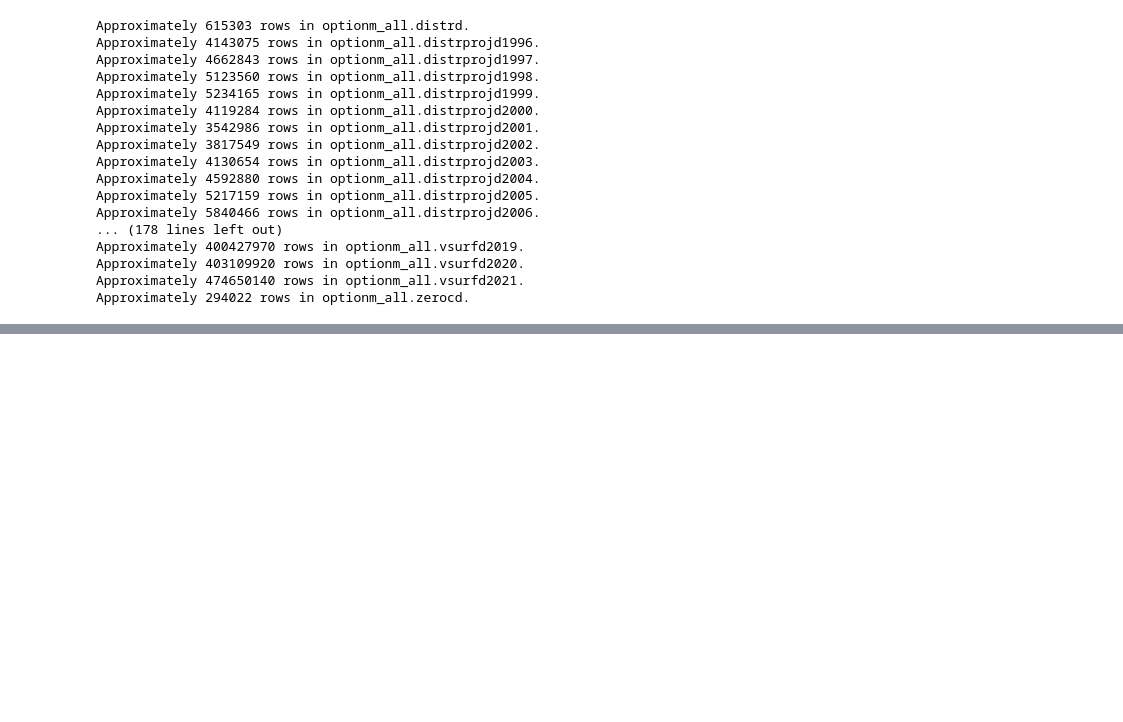
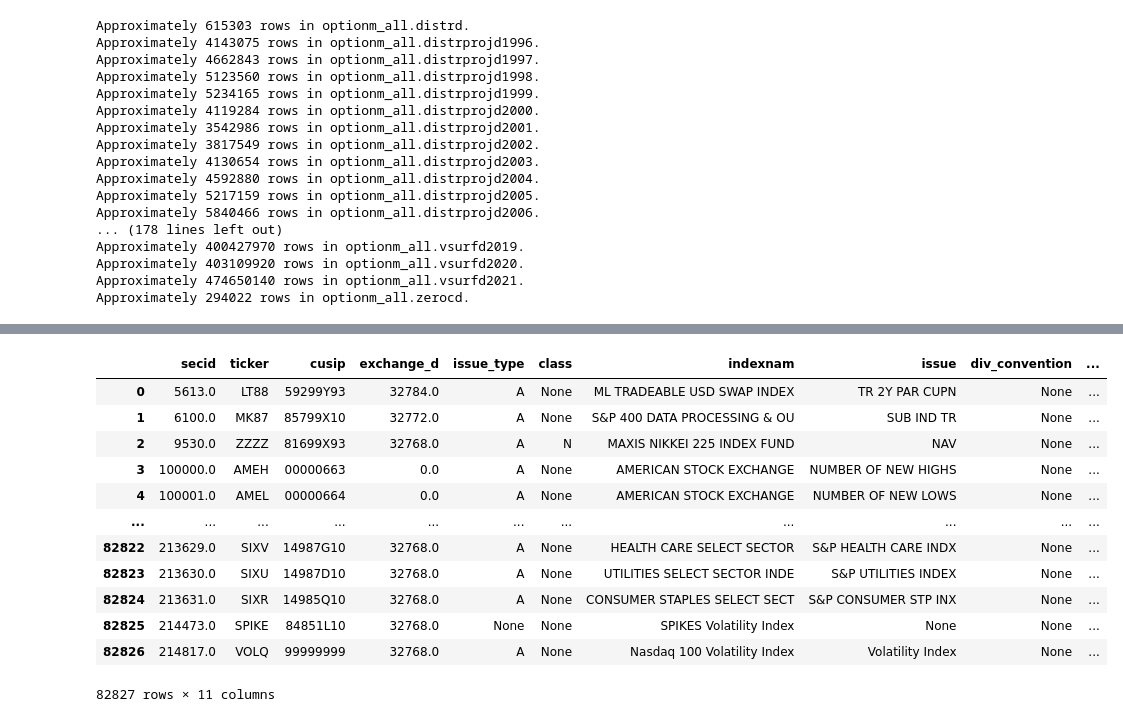
Before and after one commit to saagaa/ImpliedMoments, a Jupyter notebook: WRDS_test.ipynb, the cells around one changed output, grey strips where cells are left out. Drawn from its saved outputs; the diff is of its cells as text; code cells hidden in the pictures; blank space fills up the shorter version.

```diff
--- a/WRDS_test.ipynb
+++ b/WRDS_test.ipynb
@@ -179,0 +191,16 @@ Approximately 294022 rows in optionm_all.zerocd.
+# %%
+tickers
+# %% [output]
+|  | secid | ticker | cusip | exchange_d | issue_type | class | indexnam | issue | div_convention | ... |
+| 0 | 5613.0 | LT88 | 59299Y93 | 32784.0 | A | None | ML TRADEABLE USD SWAP INDEX | TR 2Y PAR CUPN | None | ... |
+| 1 | 6100.0 | MK87 | 85799X10 | 32772.0 | A | None | S&P 400 DATA PROCESSING & OU | SUB IND TR | None | ... |
+| 2 | 9530.0 | ZZZZ | 81699X93 | 32768.0 | A | N | MAXIS NIKKEI 225 INDEX FUND | NAV | None | ... |
+| 3 | 100000.0 | AMEH | 00000663 | 0.0 | A | None | AMERICAN STOCK EXCHANGE | NUMBER OF NEW HIGHS | None | ... |
+| 4 | 100001.0 | AMEL | 00000664 | 0.0 | A | None | AMERICAN STOCK EXCHANGE | NUMBER OF NEW LOWS | None | ... |
+| ... | ... | ... | ... | ... | ... | ... | ... | ... | ... | ... |
+| 82822 | 213629.0 | SIXV | 14987G10 | 32768.0 | A | None | HEALTH CARE SELECT SECTOR | S&P HEALTH CARE INDX | None | ... |
+| 82823 | 213630.0 | SIXU | 14987D10 | 32768.0 | A | None | UTILITIES SELECT SECTOR INDE | S&P UTILITIES INDEX | None | ... |
+| 82824 | 213631.0 | SIXR | 14985Q10 | 32768.0 | A | None | CONSUMER STAPLES SELECT SECT | S&P CONSUMER STP INX | None | ... |
+| 82825 | 214473.0 | SPIKE | 84851L10 | 32768.0 | None | None | SPIKES Volatility Index | None | None | ... |
+| 82826 | 214817.0 | VOLQ | 99999999 | 32768.0 | A | None | Nasdaq 100 Volatility Index | Volatility Index | None | ... |
+82827 rows × 11 columns
```
Also changed, not shown: parts of 6 cells of this notebook, 2 other files.
